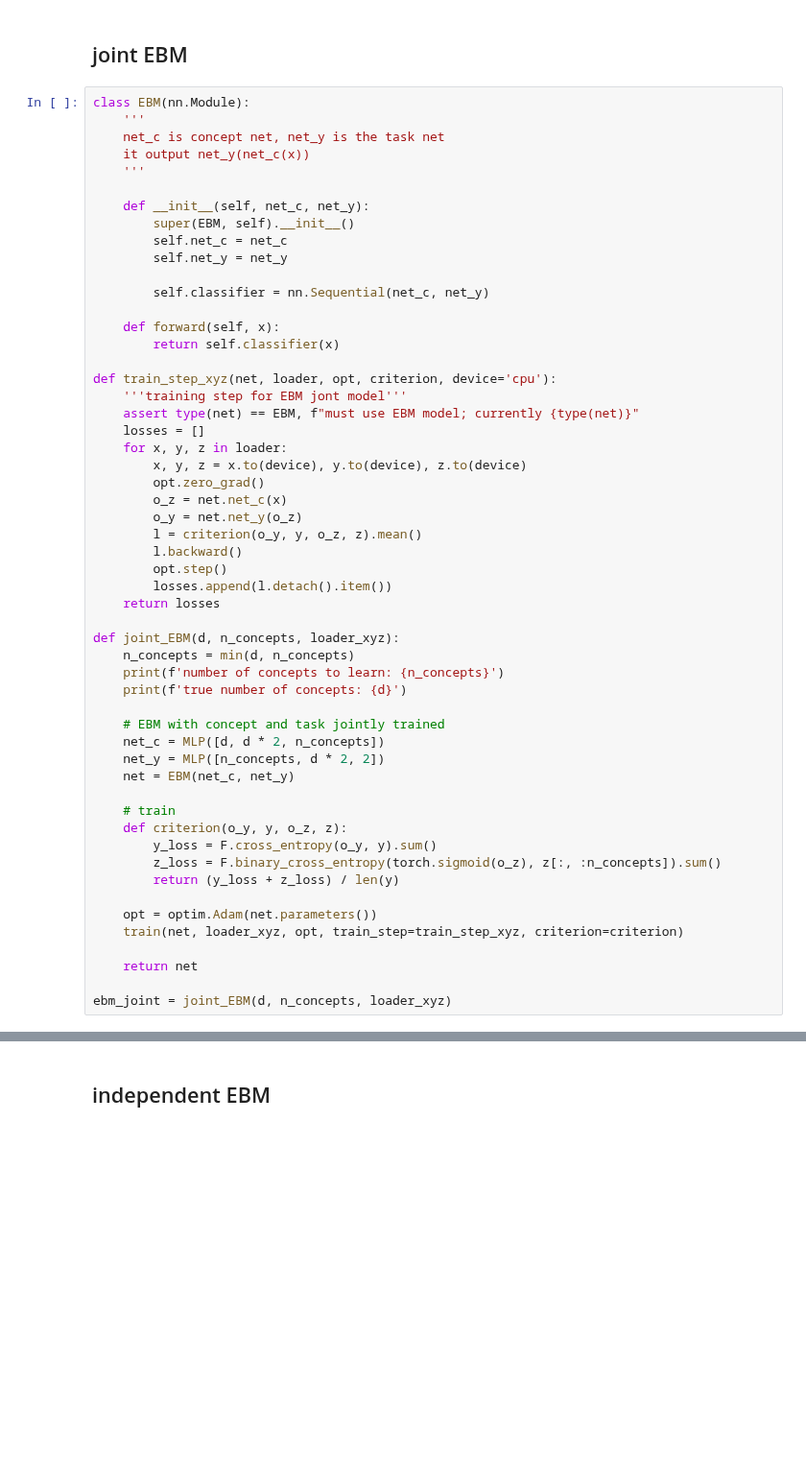
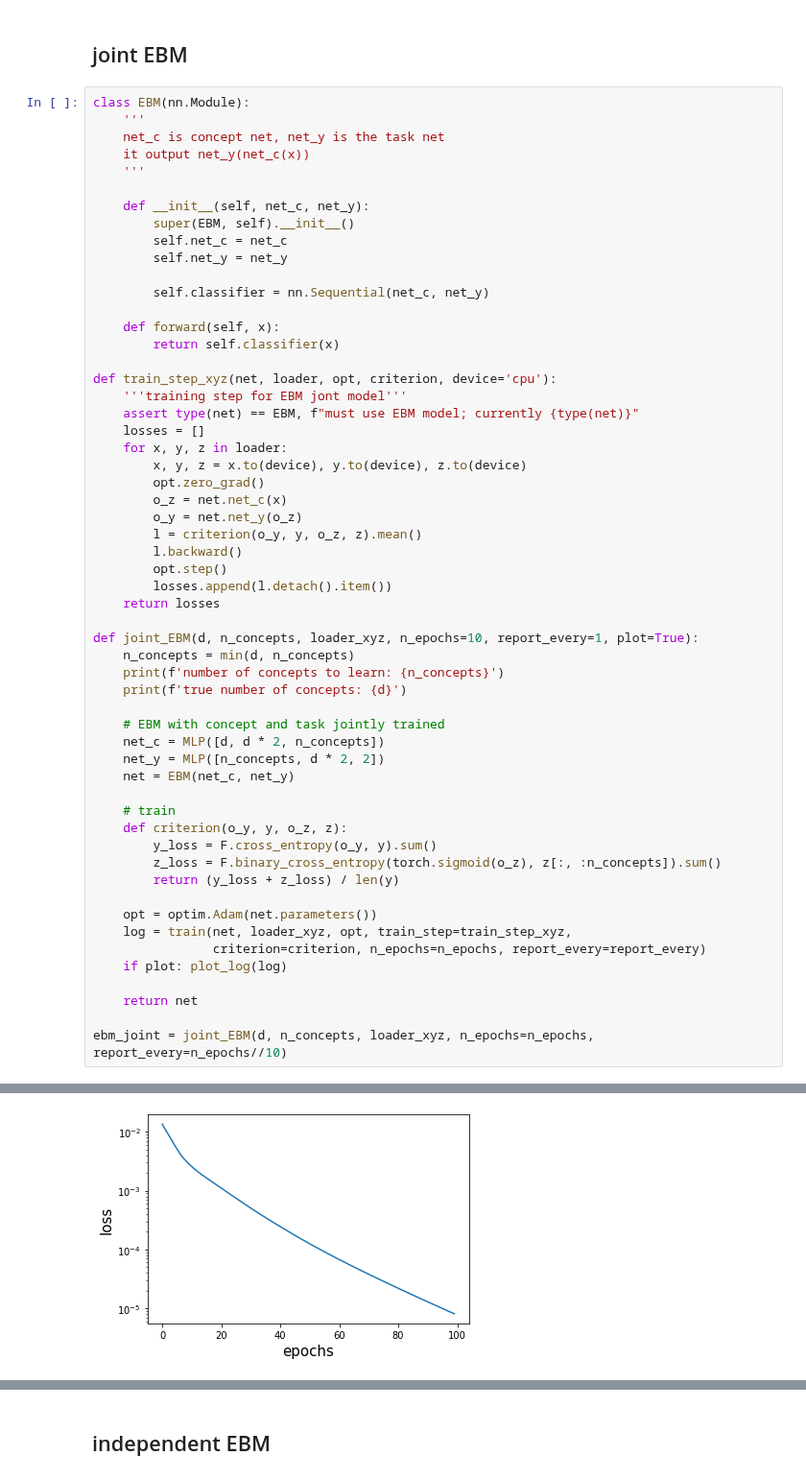
Before and after one commit to nathanwang000/ConceptCredibleModel, a Jupyter notebook: CCM.ipynb, the cells around one changed output, grey strips where cells are left out. Shown at 96% size. Drawn from its saved outputs; the diff is of its cells as text; blank space fills up the shorter version.

```diff
--- a/CCM.ipynb
+++ b/CCM.ipynb
@@ -184,7 +204,7 @@ def train_step_xyz(net, loader, opt, criterion, device='cpu'):
         losses.append(l.detach().item())
     return losses
 
-def joint_EBM(d, n_concepts, loader_xyz):
+def joint_EBM(d, n_concepts, loader_xyz, n_epochs=10, report_every=1, plot=True):
     n_concepts = min(d, n_concepts)
     print(f'number of concepts to learn: {n_concepts}')
     print(f'true number of concepts: {d}')
@@ -201,11 +221,13 @@ def joint_EBM(d, n_concepts, loader_xyz):
         return (y_loss + z_loss) / len(y)
 
     opt = optim.Adam(net.parameters())
-    train(net, loader_xyz, opt, train_step=train_step_xyz, criterion=criterion)
+    log = train(net, loader_xyz, opt, train_step=train_step_xyz,
+                criterion=criterion, n_epochs=n_epochs, report_every=report_every)
+    if plot: plot_log(log)
 
     return net
 
-ebm_joint = joint_EBM(d, n_concepts, loader_xyz)
+ebm_joint = joint_EBM(d, n_concepts, loader_xyz, n_epochs=n_epochs, report_every=n_epochs//10)
 # %% [output]
 number of concepts to learn: 1
 true number of concepts: 3
@@ -222 +244,2 @@ epoch   9: loss 1.759e-03
+[figure, added]
 # %%
```
Also changed, not shown: parts of 15 cells of this notebook, 3 other files.
